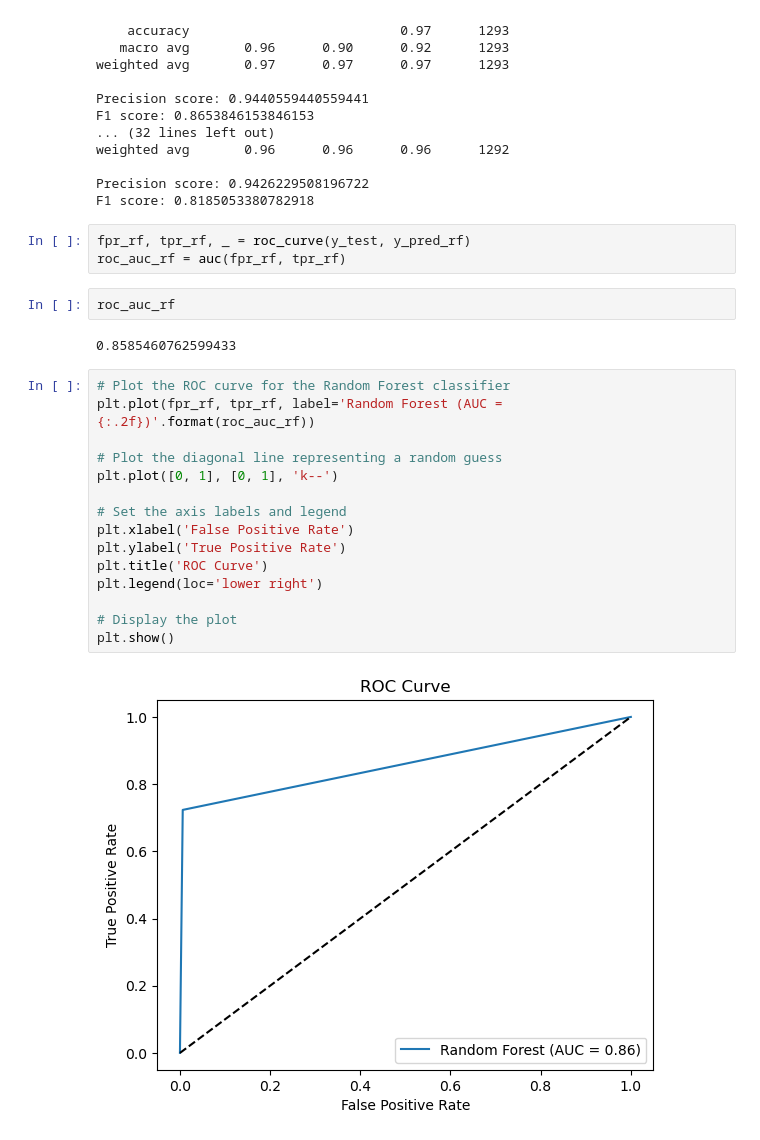
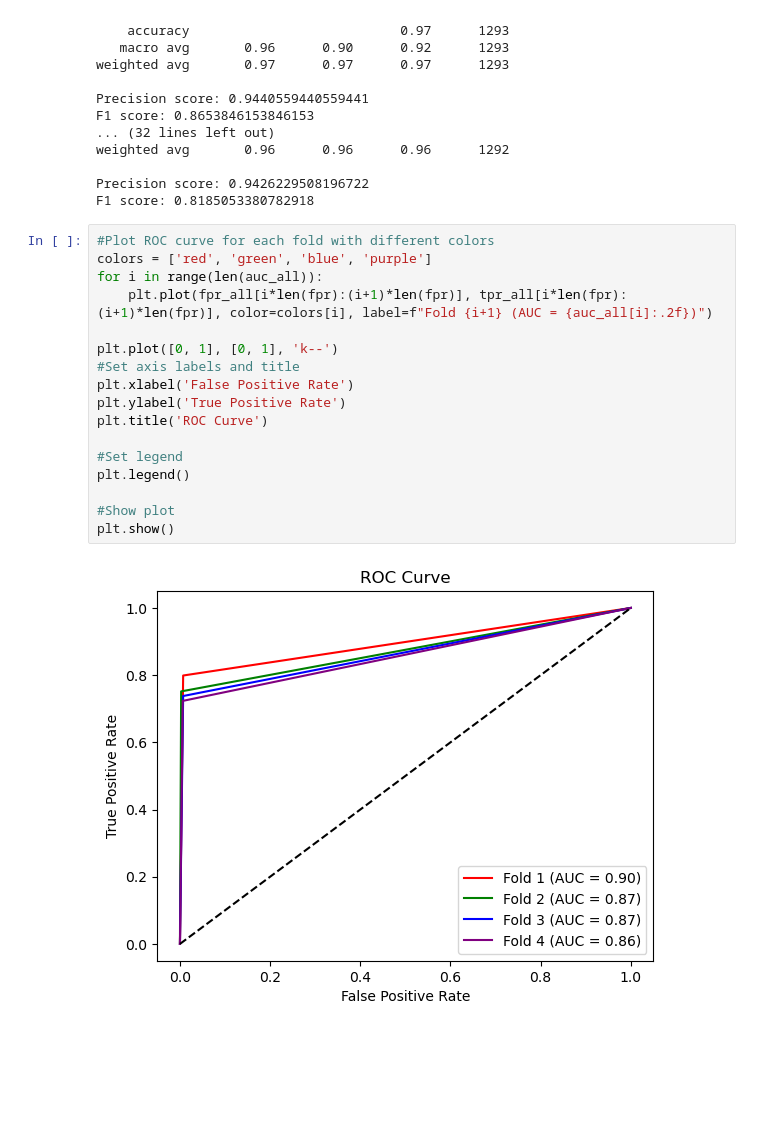
Before and after one commit to rayraysheng/sms-spam, a Jupyter notebook: Random Forest/Random Forest Classifier.ipynb, the cells around one changed output. Drawn from its saved outputs; the diff is of its cells as text; blank space fills up the shorter version.

Commit message:
Updated Random Forest Code

```diff
--- a/Random Forest/Random Forest Classifier.ipynb
+++ b/Random Forest/Random Forest Classifier.ipynb
@@ -162,27 +162,22 @@ weighted avg       0.96      0.96      0.96      1292
 
 Precision score: 0.9426229508196722
 F1 score: 0.8185053380782918
-# %%
-fpr_rf, tpr_rf, _ = roc_curve(y_test, y_pred_rf)
-roc_auc_rf = auc(fpr_rf, tpr_rf)
-# %%
-roc_auc_rf
-# %% [output]
-0.8585460762599433
 # %%
-# Plot the ROC curve for the Random Forest classifier
-plt.plot(fpr_rf, tpr_rf, label='Random Forest (AUC = {:.2f})'.format(roc_auc_rf))
+#Plot ROC curve for each fold with different colors
+colors = ['red', 'green', 'blue', 'purple']
+for i in range(len(auc_all)):
+    plt.plot(fpr_all[i*len(fpr):(i+1)*len(fpr)], tpr_all[i*len(fpr):(i+1)*len(fpr)], color=colors[i], label=f"Fold {i+1} (AUC = {auc_all[i]:.2f})")
 
-# Plot the diagonal line representing a random guess
 plt.plot([0, 1], [0, 1], 'k--')
-
-# Set the axis labels and legend
+#Set axis labels and title
 plt.xlabel('False Positive Rate')
 plt.ylabel('True Positive Rate')
 plt.title('ROC Curve')
-plt.legend(loc='lower right')
 
-# Display the plot
+#Set legend
+plt.legend()
+
+#Show plot
 plt.show()
 # %% [output]
-[figure, old version]
+[figure, new version]
```
Also changed, not shown: parts of 1 cell of this notebook.
